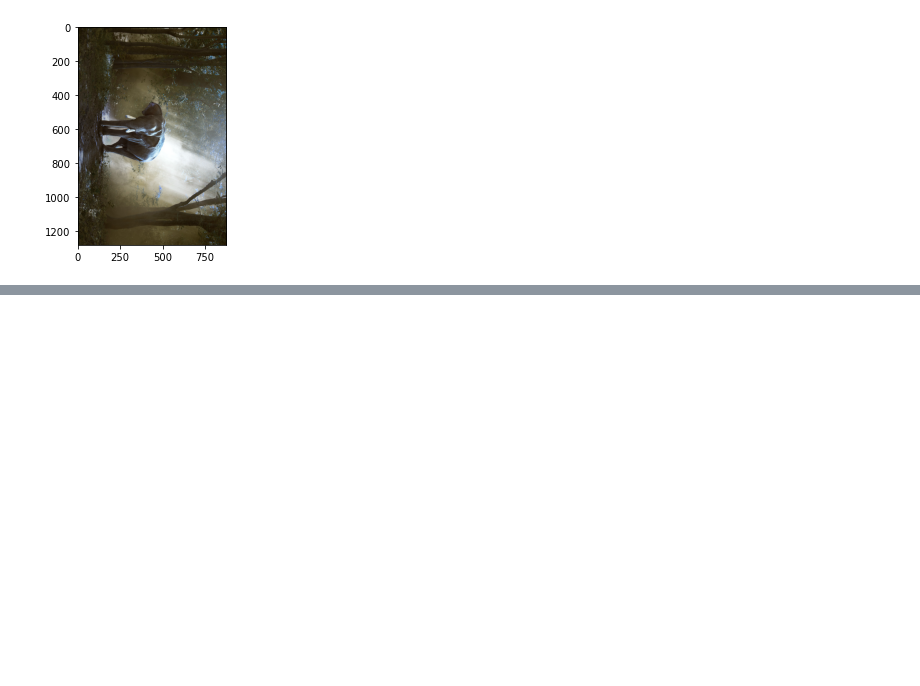
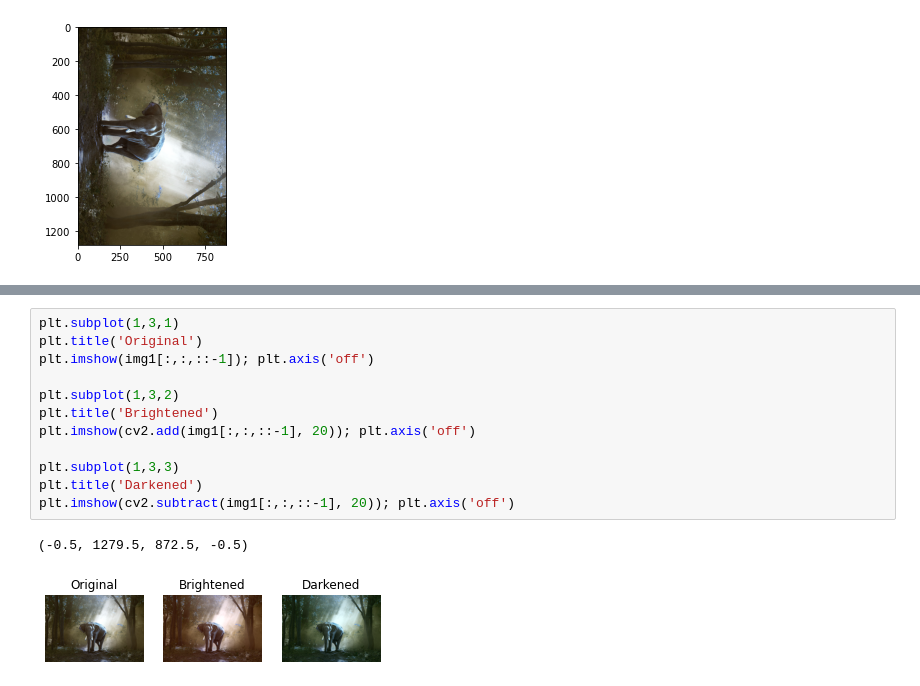
Before and after one commit to HARSHITPRATAP7121/AIDL, a Jupyter notebook: day9jp.ipynb, the cells around one changed output, grey strips where cells are left out. Saved outputs shown, nothing was run; the diff lists cells and outputs as text; blank space fills up the shorter version.

```diff
--- a/day9jp.ipynb
+++ b/day9jp.ipynb
@@ -132,0 +141,15 @@ NameError: name 'ski' is not defined
+# %%
+plt.subplot(1,3,1)
+plt.title('Original')
+plt.imshow(img1[:,:,::-1]); plt.axis('off')
+
+plt.subplot(1,3,2)
+plt.title('Brightened')
+plt.imshow(cv2.add(img1[:,:,::-1], 20)); plt.axis('off')
+
+plt.subplot(1,3,3)
+plt.title('Darkened')
+plt.imshow(cv2.subtract(img1[:,:,::-1], 20)); plt.axis('off')
+# %% [output]
+(-0.5, 1279.5, 872.5, -0.5)
+[figure, added]
```
Also changed, not shown: parts of 4 cells of this notebook, 2 other files.
